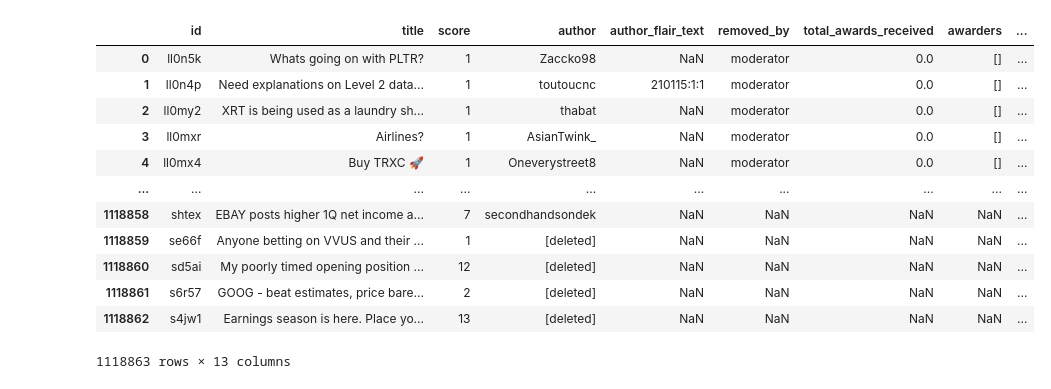
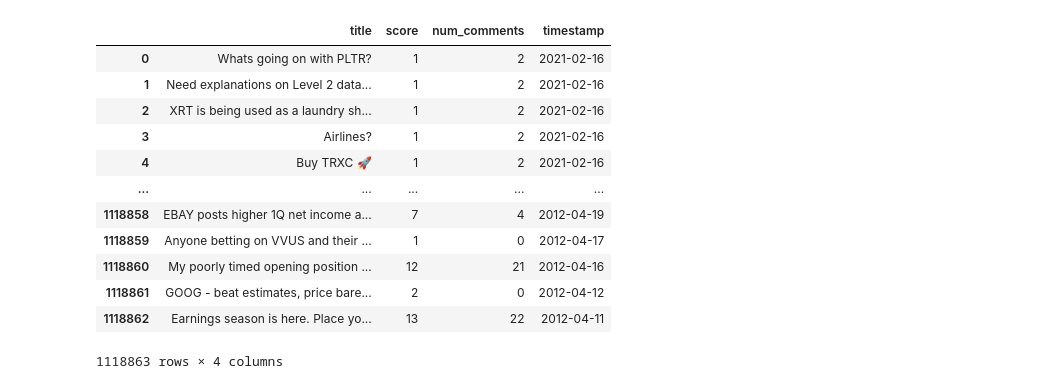
Before and after one commit to JKelly423/SqueezeNet, a Jupyter notebook: src/driver.ipynb, the cells around one changed output. Saved outputs shown, nothing was run; the diff lists cells and outputs as text; code cells hidden in the pictures.

Commit message:
New Data

```diff
--- a/src/driver.ipynb
+++ b/src/driver.ipynb
@@ -9,21 +13,33 @@ dataPlug = dp("DataPlug")
 # %%
 df = pd.read_csv('../data/r_wallstreetbets_posts.csv')
 # convert utc time to datetime
 df['created_utc'] = pd.to_datetime(df['created_utc'], unit='s')
 df['timestamp'] = df['created_utc'].astype('datetime64[ns]').dt.floor('D')
 
+df.drop('author', inplace=True, axis=1)
+df.drop('created_utc', inplace=True, axis=1)
+df.drop('id', inplace=True, axis=1)
+df.drop('author_flair_text', inplace=True, axis=1)
+df.drop('removed_by', inplace=True, axis=1)
+df.drop('awarders', inplace=True, axis=1)
+df.drop('full_link', inplace=True, axis=1)
+df.drop('over_18', inplace=True, axis=1)
+df.drop('total_awards_received', inplace=True, axis=1)
+
+df['title'] = df['title'].apply(lambda x: str(x))
+
 display(df)
 # %% [output]
-|  | id | title | score | author | author_flair_text | removed_by | total_awards_received | awarders | ... |
-| 0 | ll0n5k | Whats going on with PLTR? | 1 | Zaccko98 | NaN | moderator | 0.0 | [] | ... |
-| 1 | ll0n4p | Need explanations on Level 2 data... | 1 | toutoucnc | 210115:1:1 | moderator | 0.0 | [] | ... |
-| 2 | ll0my2 | XRT is being used as a laundry sh... | 1 | thabat | NaN | moderator | 0.0 | [] | ... |
-| 3 | ll0mxr | Airlines? | 1 | AsianTwink_ | NaN | moderator | 0.0 | [] | ... |
-| 4 | ll0mx4 | Buy TRXC 🚀 | 1 | Oneverystreet8 | NaN | moderator | 0.0 | [] | ... |
-| ... | ... | ... | ... | ... | ... | ... | ... | ... | ... |
-| 1118858 | shtex | EBAY posts higher 1Q net income a... | 7 | secondhandsondek | NaN | NaN | NaN | NaN | ... |
-| 1118859 | se66f | Anyone betting on VVUS and their ... | 1 | [deleted] | NaN | NaN | NaN | NaN | ... |
-| 1118860 | sd5ai | My poorly timed opening position ... | 12 | [deleted] | NaN | NaN | NaN | NaN | ... |
-| 1118861 | s6r57 | GOOG - beat estimates, price bare... | 2 | [deleted] | NaN | NaN | NaN | NaN | ... |
-| 1118862 | s4jw1 | Earnings season is here. Place yo... | 13 | [deleted] | NaN | NaN | NaN | NaN | ... |
+|  | title | score | num_comments | timestamp |
+| 0 | Whats going on with PLTR? | 1 | 2 | 2021-02-16 |
+| 1 | Need explanations on Level 2 data... | 1 | 2 | 2021-02-16 |
+| 2 | XRT is being used as a laundry sh... | 1 | 2 | 2021-02-16 |
+| 3 | Airlines? | 1 | 2 | 2021-02-16 |
+| 4 | Buy TRXC 🚀 | 1 | 2 | 2021-02-16 |
+| ... | ... | ... | ... | ... |
+| 1118858 | EBAY posts higher 1Q net income a... | 7 | 4 | 2012-04-19 |
+| 1118859 | Anyone betting on VVUS and their ... | 1 | 0 | 2012-04-17 |
+| 1118860 | My poorly timed opening position ... | 12 | 21 | 2012-04-16 |
+| 1118861 | GOOG - beat estimates, price bare... | 2 | 0 | 2012-04-12 |
+| 1118862 | Earnings season is here. Place yo... | 13 | 22 | 2012-04-11 |
-1118863 rows × 13 columns
+1118863 rows × 4 columns
```
Also changed, not shown: parts of 17 cells of this notebook, 1 other file.
